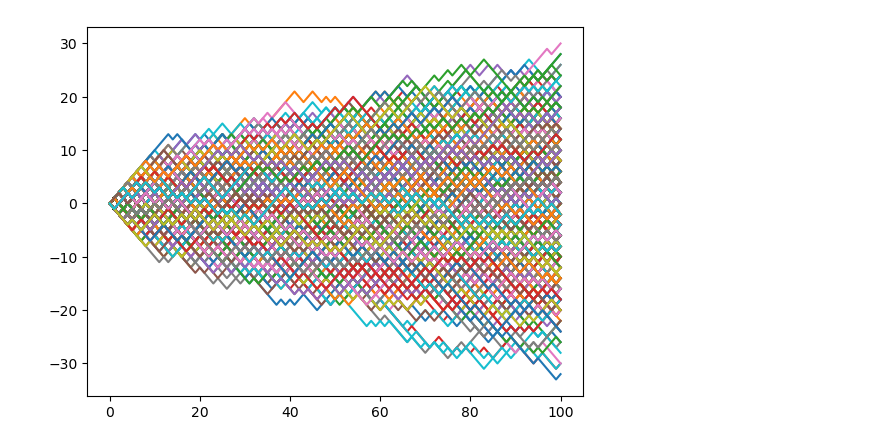
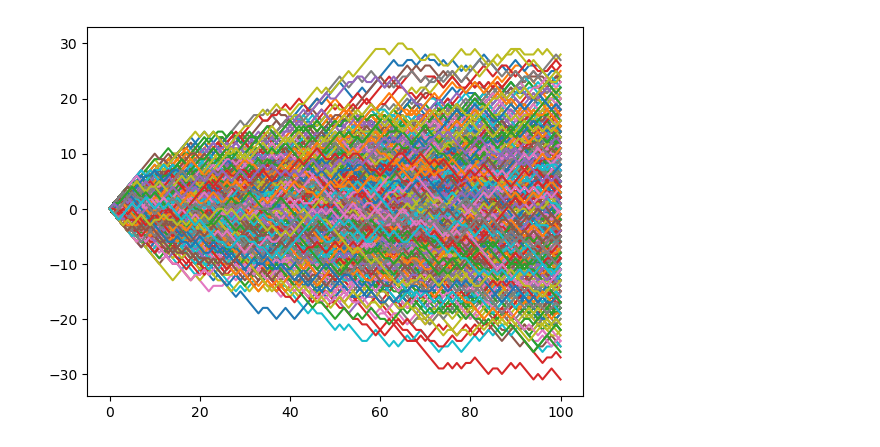
Before and after one commit to negzero1011/random-walk, a Jupyter notebook: random walk.ipynb, the cells around one changed output. Saved outputs shown, nothing was run; the diff lists cells and outputs as text; code cells hidden in the pictures.

Commit message:
Change from 1 die to 2 dice

```diff
--- a/random walk.ipynb
+++ b/random walk.ipynb
@@ -4,36 +4,36 @@ import numpy as np
 import matplotlib.pyplot as plt
 # ---------------------------- imports --------------------------------
 
 # ---------------------------- set seed for reproducibility -----------
 np.random.seed(1)
 # ---------------------------- set seed for reproducibility -----------
 
 # clear the plot
 plt.clf()
 
 # ---------------------------- simulate 1000 random walks -------------
 all_walks = []
 for i in range(1000) :
     random_walk = [0]
     for x in range(100) :
         step = random_walk[-1]
-        dice = np.random.randint(1,7)
-        if dice <= 3:
+        dice = np.random.randint(2, 13)
+        if dice <= 6:
             step = step - 1
-        elif dice <= 6:
+        elif dice == 7:
+            step = step
+        else:
             step = step + 1
-        else:
-            step = step + np.random.randint(1,7)
 
 
         random_walk.append(step)
     all_walks.append(random_walk)
 # ---------------------------- simulate 1000 random walks -------------
 
 # ---------------------------- visualize results ----------------------
 np_aw_t = np.transpose(np.array(all_walks))
 plt.plot(np_aw_t)
 plt.show()
 # ---------------------------- visualize results ----------------------
 # %% [output]
-[figure, old version]
+[figure, new version]
```
